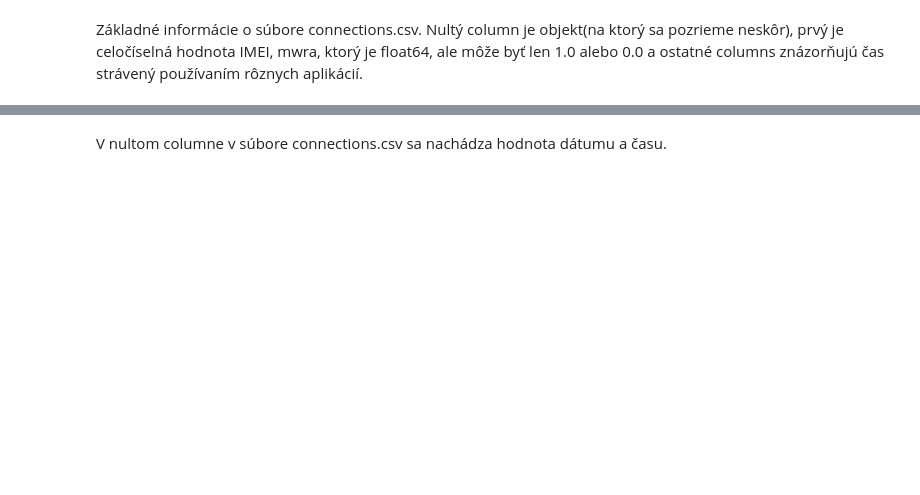
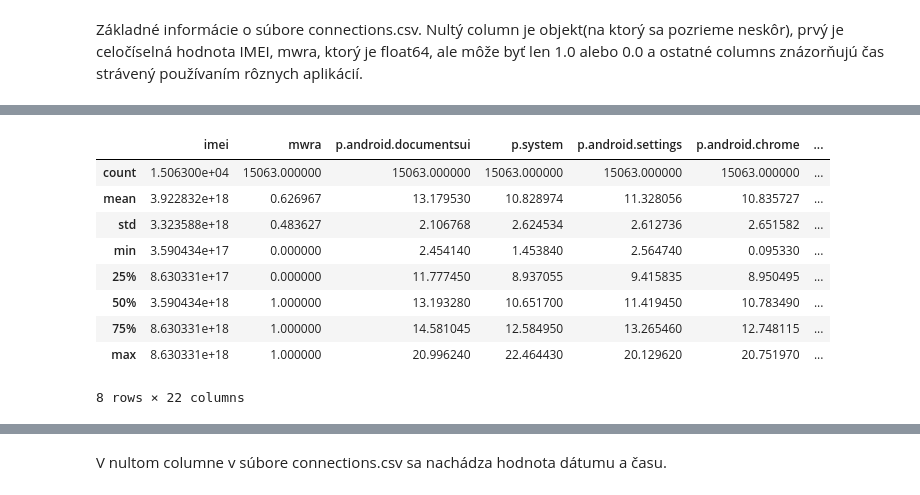
Before and after one commit to RikoAppDev/iau-course-assignments, a Jupyter notebook: zadanie.ipynb, the cells around one changed output, grey strips where cells are left out. Drawn from its saved outputs; the diff is of its cells as text; code cells hidden in the pictures; blank space fills up the shorter version.

```diff
--- a/zadanie.ipynb
+++ b/zadanie.ipynb
@@ -17,0 +147,13 @@ Základné informácie o súbore connections.csv. Nultý column je objekt(na kto
+# %%
+processes.describe()
+# %% [output]
+|  | imei | mwra | p.android.documentsui | p.system | p.android.settings | p.android.chrome | ... |
+| count | 1.506300e+04 | 15063.000000 | 15063.000000 | 15063.000000 | 15063.000000 | 15063.000000 | ... |
+| mean | 3.922832e+18 | 0.626967 | 13.179530 | 10.828974 | 11.328056 | 10.835727 | ... |
+| std | 3.323588e+18 | 0.483627 | 2.106768 | 2.624534 | 2.612736 | 2.651582 | ... |
+| min | 3.590434e+17 | 0.000000 | 2.454140 | 1.453840 | 2.564740 | 0.095330 | ... |
+| 25% | 8.630331e+17 | 0.000000 | 11.777450 | 8.937055 | 9.415835 | 8.950495 | ... |
+| 50% | 3.590434e+18 | 1.000000 | 13.193280 | 10.651700 | 11.419450 | 10.783490 | ... |
+| 75% | 8.630331e+18 | 1.000000 | 14.581045 | 12.584950 | 13.265460 | 12.748115 | ... |
+| max | 8.630331e+18 | 1.000000 | 20.996240 | 22.464430 | 20.129620 | 20.751970 | ... |
+8 rows × 22 columns
```
Also changed, not shown: parts of 23 cells of this notebook.
